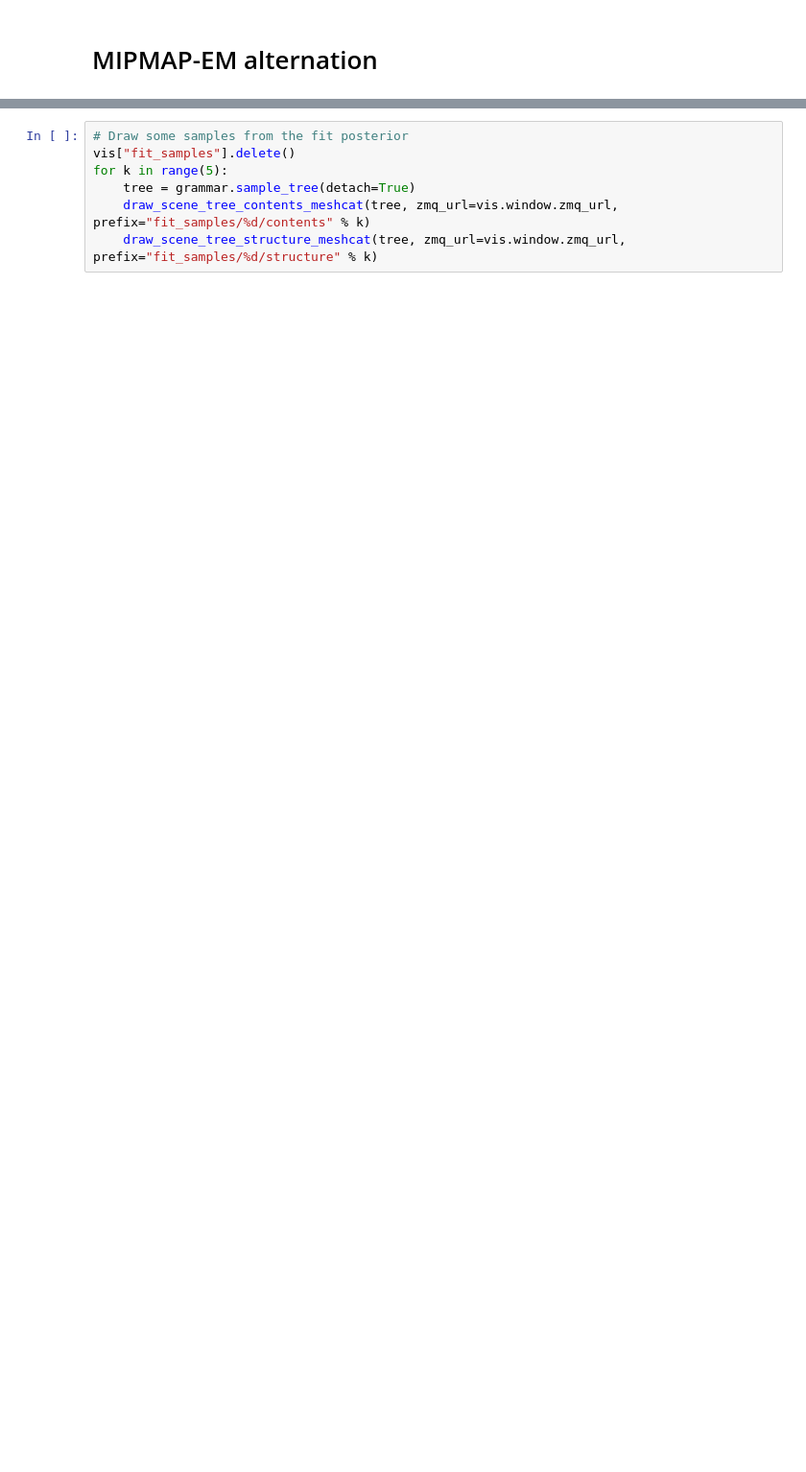
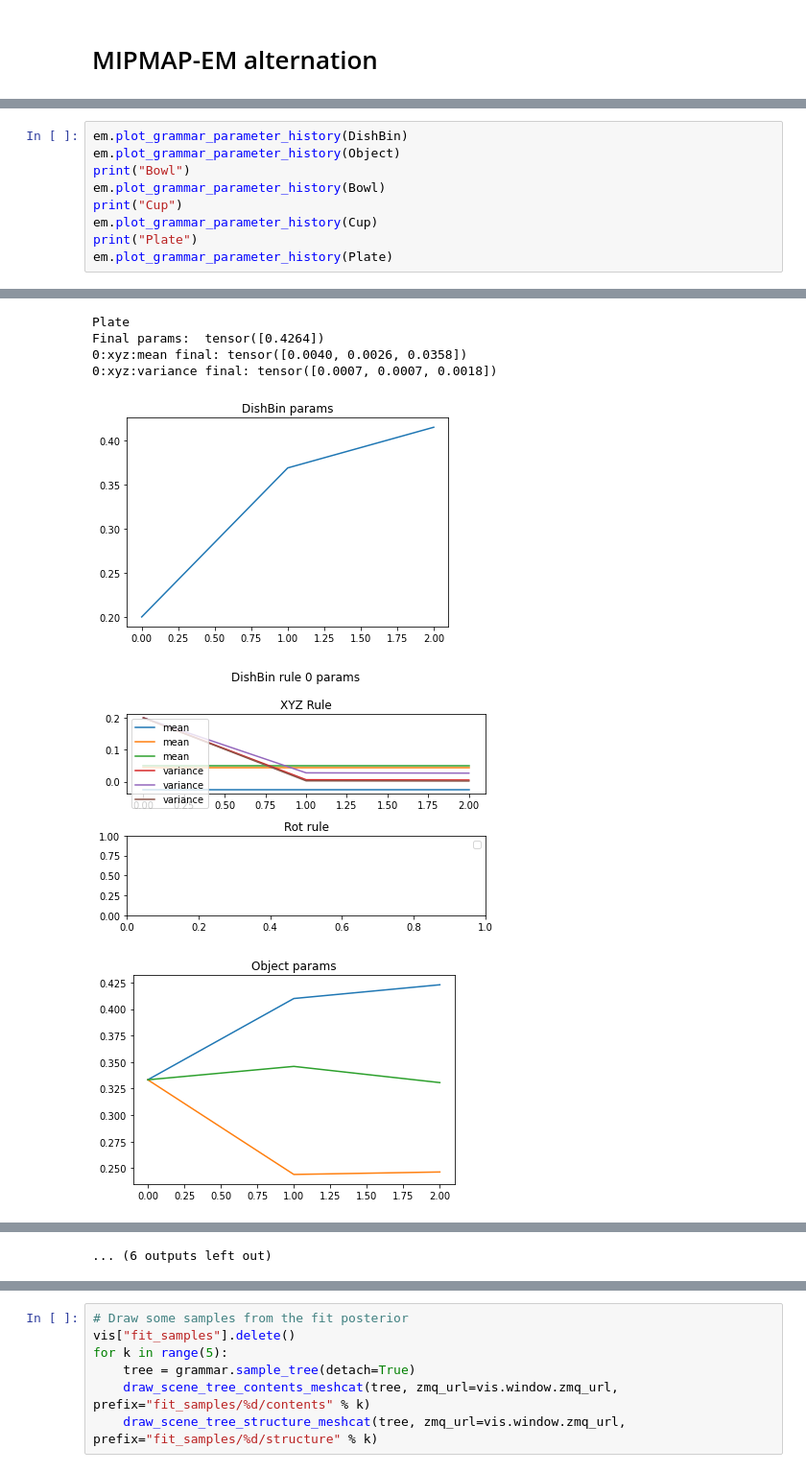
Before and after one commit to gizatt/spatial_scene_grammars, a Jupyter notebook: spatial_scene_grammars_examples/dish_bin/demo_grammar_fitting.ipynb, the cells around one changed output, grey strips where cells are left out. Shown at 96% size. Drawn from its saved outputs; the diff is of its cells as text; blank space fills up the shorter version.

```diff
--- a/spatial_scene_grammars_examples/dish_bin/demo_grammar_fitting.ipynb
+++ b/spatial_scene_grammars_examples/dish_bin/demo_grammar_fitting.ipynb
@@ -194,0 +140,10 @@ WARNING:matplotlib.legend:No handles with labels found to put in legend.
+# %%
+em.plot_grammar_parameter_history(DishBin)
+em.plot_grammar_parameter_history(Object)
+print("Bowl")
+em.plot_grammar_parameter_history(Bowl)
+print("Cup")
+em.plot_grammar_parameter_history(Cup)
+print("Plate")
+em.plot_grammar_parameter_history(Plate)
+# %% [output]
@@ -194,0 +172,7 @@ WARNING:matplotlib.legend:No handles with labels found to put in legend.
+Plate
+Final params:  tensor([0.4264])
+0:xyz:mean final: tensor([0.0040, 0.0026, 0.0358])
+0:xyz:variance final: tensor([0.0007, 0.0007, 0.0018])
+[figure, added]
+[figure, added]
+[figure, added]
@@ -195,3 +180,4 @@ WARNING:matplotlib.legend:No handles with labels found to put in legend.
+... (6 outputs left out)
 # %%
 def get_all_node_xyzs(sampled_trees, node_type):
     l = []
```
Also changed, not shown: parts of 11 cells of this notebook, 5 other files.
